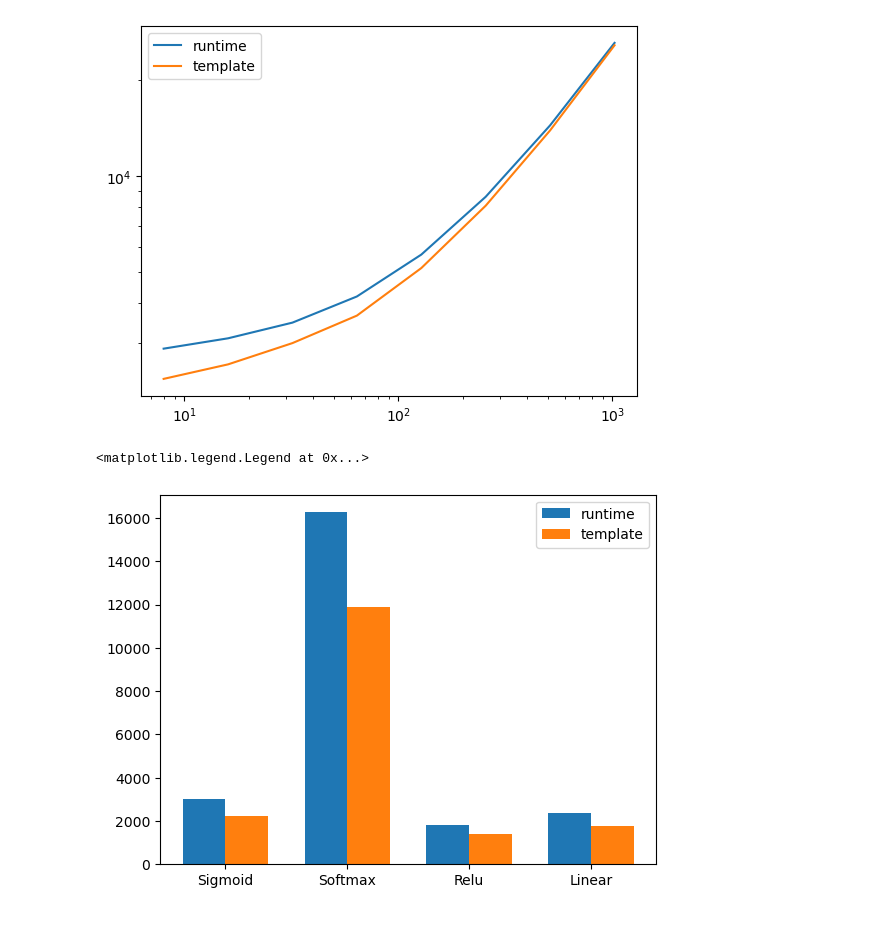
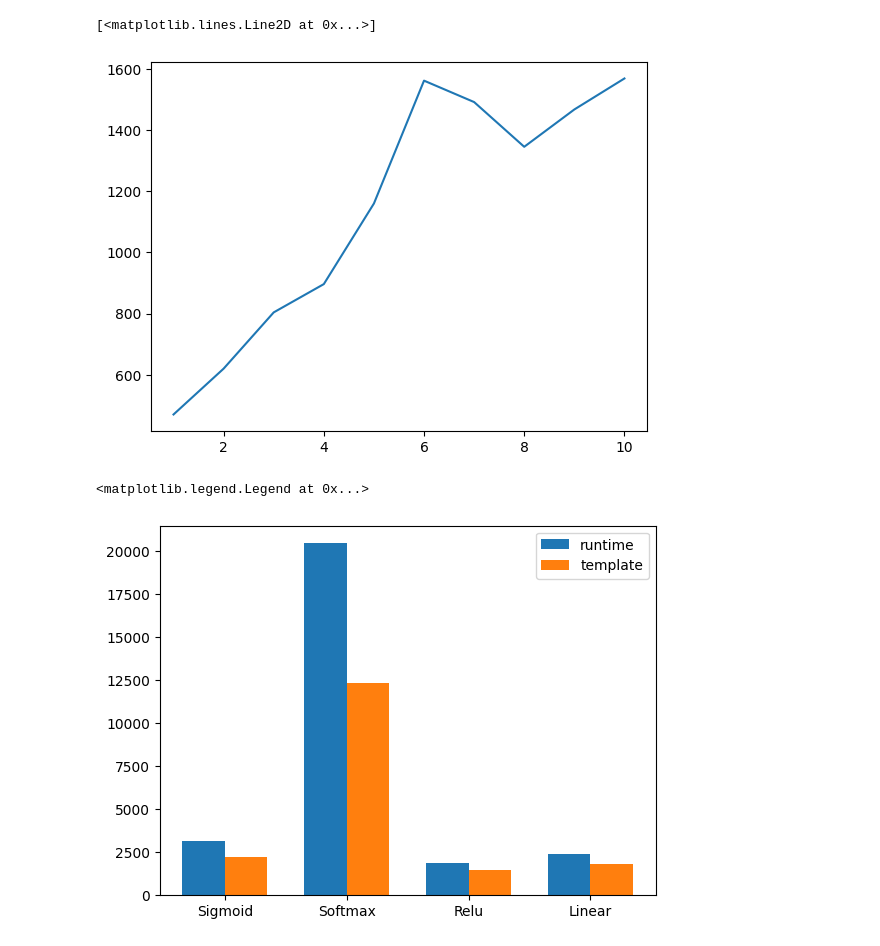
Before and after one commit to darida12321/DeepPP, a Jupyter notebook: benchmark_report.ipynb, the cells around one changed output. Saved outputs shown, nothing was run; the diff lists cells and outputs as text; code cells hidden in the pictures.

Commit message:
[aw] test: Update benchmarks to include layer depth and plot results by time difference

```diff
--- a/benchmark_report.ipynb
+++ b/benchmark_report.ipynb
@@ -5,7 +5,7 @@ import numpy as np
 import matplotlib.pyplot as plt
 %matplotlib inline
 # %%
-with open("benchmark_activation.json") as json_file:
+with open("benchmark.json") as json_file:
 	data = json.load(json_file)['benchmarks']
 
 data
@@ -36,21 +75,24 @@ for row in data:
 # %%
-forwardprop_results = results['ForwardProp']
+#Linear wrt depth
+forwardprop_results = results['LayerDepth']
 x = [int(n) for n in forwardprop_results.keys()]
 runtime_y = [row['runtime']['mean'] for row in forwardprop_results.values()]
 template_y = [row['template']['mean'] for row in forwardprop_results.values()]
 
 y = [ runtime_y[i] - template_y[i] for i in range(len(runtime_y)) ]
 
 fig, ax = plt.subplots()
 
-ax.plot(x, runtime_y, label="runtime")
-ax.plot(x, template_y, label="template")
-ax.legend()
+# ax.plot(x, runtime_y, label="runtime")
+# ax.plot(x, template_y, label="template")
+# ax.legend()
+ax.plot(x, np.array(runtime_y) - np.array(template_y))
 # ax.plot(x, y)
-ax.set_xscale('log')
-ax.set_yscale('log')
+# ax.set_xscale('log')
+# ax.set_yscale('log')v
 # %% [output]
+[<matplotlib.lines.Line2D at 0x...>]
-[figure, old version]
+[figure, new version]
 # %%
 activation_results = results['Activation']
 labels = activation_results.keys()
@@ -67,4 +109,4 @@ ax.set_xticks(x, labels)
 ax.legend()
 # %% [output]
 <matplotlib.legend.Legend at 0x...>
-[figure, old version]
+[figure, new version]
```
Also changed, not shown: parts of 2 cells of this notebook, 5 other files.
